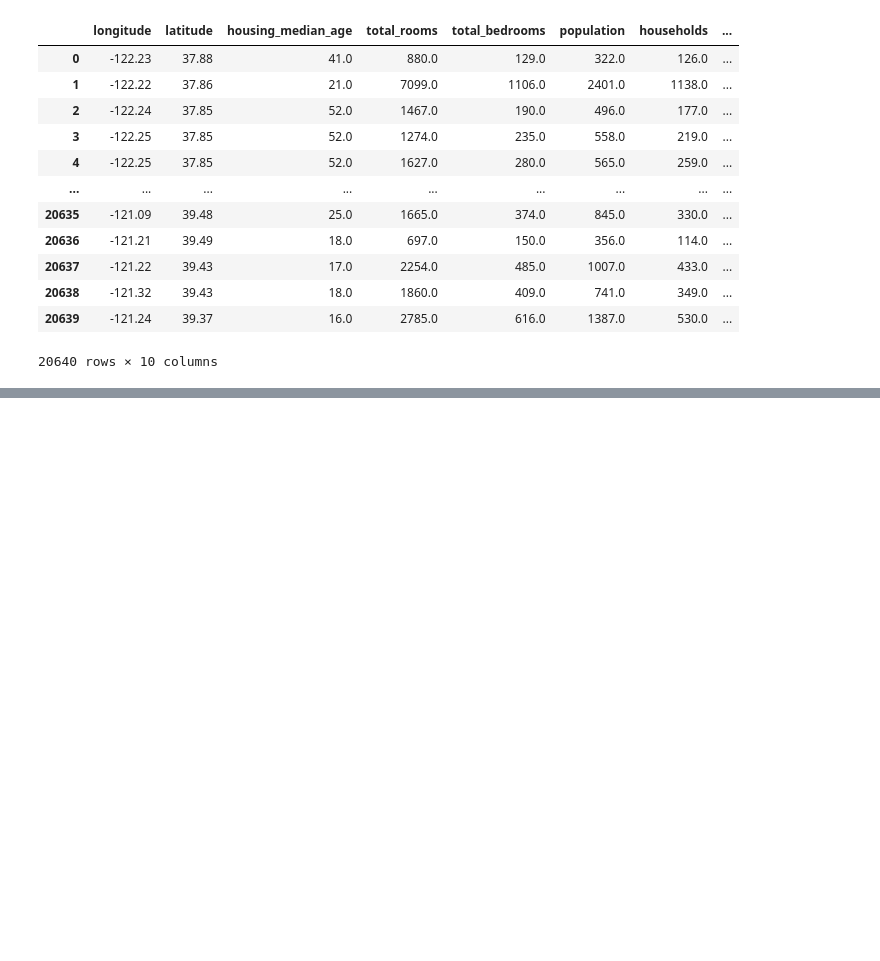
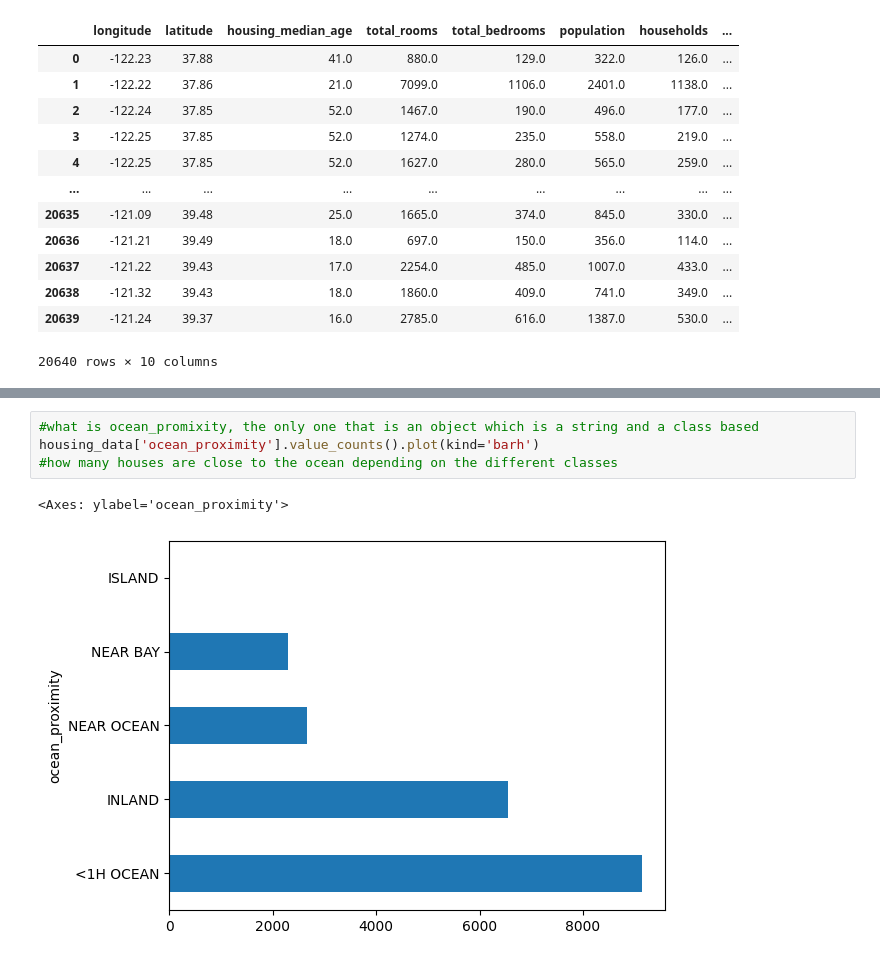
Before and after one commit to InquisitorFury/House-real-estate-prediction-, a Jupyter notebook: code.ipynb, the cells around one changed output, grey strips where cells are left out. Cells and saved outputs as stored; diff of their text form; blank space fills up the shorter version.

Commit message:
data gathering

```diff
--- a/code.ipynb
+++ b/code.ipynb
@@ -32,0 +54,7 @@ housing_data
+# %%
+#what is ocean_promixity, the only one that is an object which is a string and a class based
+housing_data['ocean_proximity'].value_counts().plot(kind='barh')
+#how many houses are close to the ocean depending on the different classes
+# %% [output]
+<Axes: ylabel='ocean_proximity'>
+[figure, added]
```
Also changed, not shown: parts of 7 cells of this notebook.
